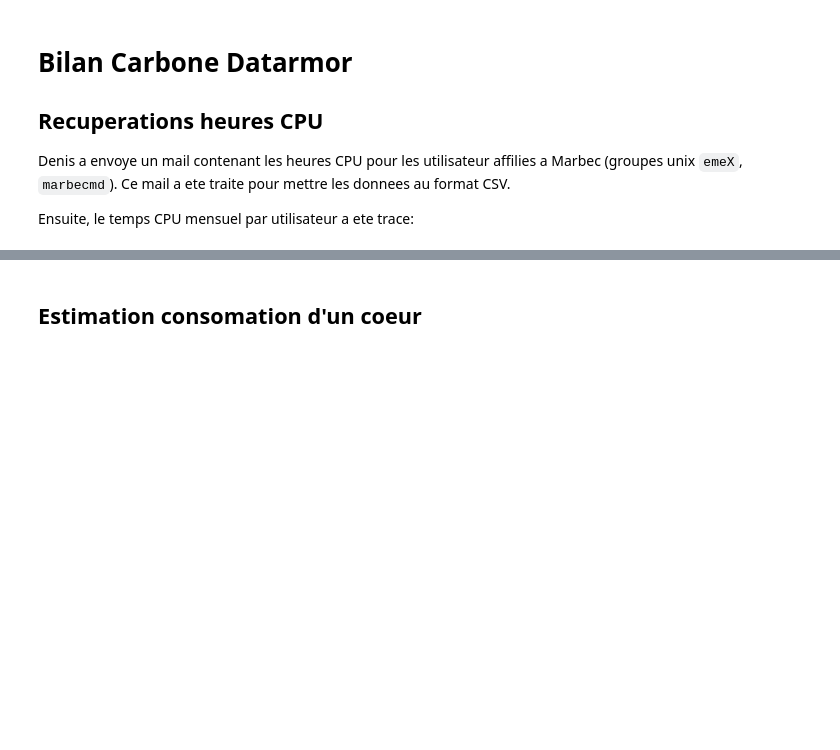
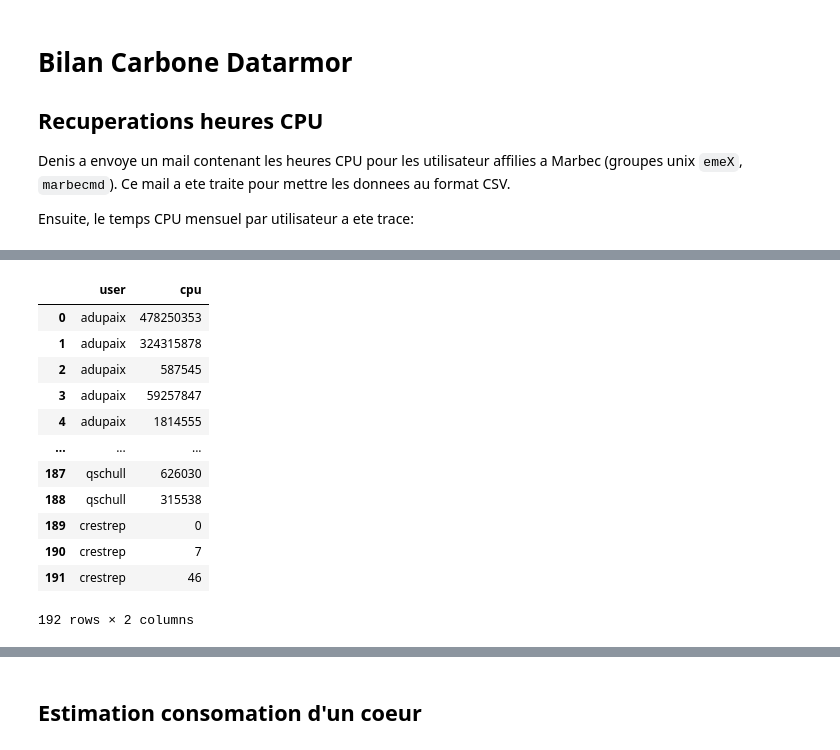
Before and after one commit to umr-marbec/marbec-green, a Jupyter notebook: Datarmor.ipynb, the cells around one changed output, grey strips where cells are left out. Drawn from its saved outputs; the diff is of its cells as text; code cells hidden in the pictures; blank space fills up the shorter version.

```diff
--- a/Datarmor.ipynb
+++ b/Datarmor.ipynb
@@ -181,0 +9,41 @@ plt.show()
+# %%
+import numpy as np
+import pandas as pd
+import re
+import matplotlib.pyplot as plt
+
+with open('data-datarmor/mail-mickael-2023.txt') as fin:
+    lines = fin.readlines()
+lines
+
+regex = re.compile('([0-9]{4}) *: *([a-z]+) *: *([0-9]+)')
+regex = re.compile('([0-9]{4})')
+output = []
+for l in lines:
+    l = l.strip()
+    if regex.match(l):
+        temp = l.split(':')
+        output.append(temp)
+
+output = np.array(output)
+dsout = pd.DataFrame(output[:, 1:])
+dsout.columns = ['user', 'cpu']
+#dsout['date'] = dsout['date'].astype(int)
+dsout['cpu'] = dsout['cpu'].astype(int)
+#dsout['year'] = dsout['date'] // 100
+# dsout['month'] = dsout['date'] - 100 * dsout['year']
+dsout
+# %% [output]
+|  | user | cpu |
+| 0 | adupaix | 478250353 |
+| 1 | adupaix | 324315878 |
+| 2 | adupaix | 587545 |
+| 3 | adupaix | 59257847 |
+| 4 | adupaix | 1814555 |
+| ... | ... | ... |
+| 187 | qschull | 626030 |
+| 188 | qschull | 315538 |
+| 189 | crestrep | 0 |
+| 190 | crestrep | 7 |
+| 191 | crestrep | 46 |
+192 rows × 2 columns
```
Also changed, not shown: parts of 11 cells of this notebook, 1 other file.
